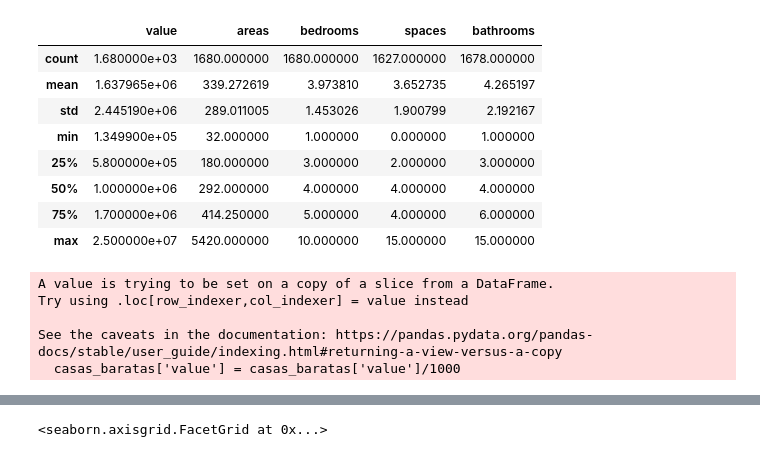
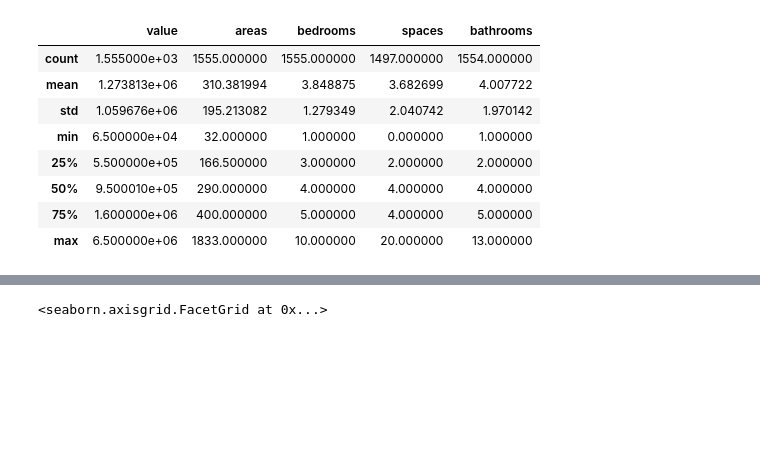
Before and after one commit to zoiosa/L.regression, a Jupyter notebook: Regressão.ipynb, the cells around one changed output, grey strips where cells are left out. Saved outputs shown, nothing was run; the diff lists cells and outputs as text; code cells hidden in the pictures; blank space fills up the shorter version.

```diff
--- a/Regressão.ipynb
+++ b/Regressão.ipynb
@@ -36,25 +36,18 @@ df['value'].quantile(0.98)
 # %%
-casas_baratas = df.loc[df['value']<9420000]
+casas_baratas = df.loc[df['value']<6584000]
 # %%
 df.describe()
+casas_baratas.describe()
 # %% [output]
 |  | value | areas | bedrooms | spaces | bathrooms |
-| count | 1.680000e+03 | 1680.000000 | 1680.000000 | 1627.000000 | 1678.000000 |
-| mean | 1.637965e+06 | 339.272619 | 3.973810 | 3.652735 | 4.265197 |
-| std | 2.445190e+06 | 289.011005 | 1.453026 | 1.900799 | 2.192167 |
-| min | 1.349900e+05 | 32.000000 | 1.000000 | 0.000000 | 1.000000 |
-| 25% | 5.800000e+05 | 180.000000 | 3.000000 | 2.000000 | 3.000000 |
-| 50% | 1.000000e+06 | 292.000000 | 4.000000 | 4.000000 | 4.000000 |
-| 75% | 1.700000e+06 | 414.250000 | 5.000000 | 4.000000 | 6.000000 |
-| max | 2.500000e+07 | 5420.000000 | 10.000000 | 15.000000 | 15.000000 |
+| count | 1.555000e+03 | 1555.000000 | 1555.000000 | 1497.000000 | 1554.000000 |
+| mean | 1.273813e+06 | 310.381994 | 3.848875 | 3.682699 | 4.007722 |
+| std | 1.059676e+06 | 195.213082 | 1.279349 | 2.040742 | 1.970142 |
+| min | 6.500000e+04 | 32.000000 | 1.000000 | 0.000000 | 1.000000 |
+| 25% | 5.500000e+05 | 166.500000 | 3.000000 | 2.000000 | 2.000000 |
+| 50% | 9.500010e+05 | 290.000000 | 4.000000 | 4.000000 | 4.000000 |
+| 75% | 1.600000e+06 | 400.000000 | 5.000000 | 4.000000 | 5.000000 |
+| max | 6.500000e+06 | 1833.000000 | 10.000000 | 20.000000 | 13.000000 |
-# %%
-casas_baratas['value'] = casas_baratas['value']/1000
-# %% [output]
-A value is trying to be set on a copy of a slice from a DataFrame.
-Try using .loc[row_indexer,col_indexer] = value instead
-
-See the caveats in the documentation: https://pandas.pydata.org/pandas-docs/stable/user_guide/indexing.html#returning-a-view-versus-a-copy
-  casas_baratas['value'] = casas_baratas['value']/1000
 # %%
 sns.displot(data=casas_baratas['value'], aspect=2, kde=True, bins=40)
 # %% [output]
```
Also changed, not shown: parts of 27 cells of this notebook, 1 other file.
